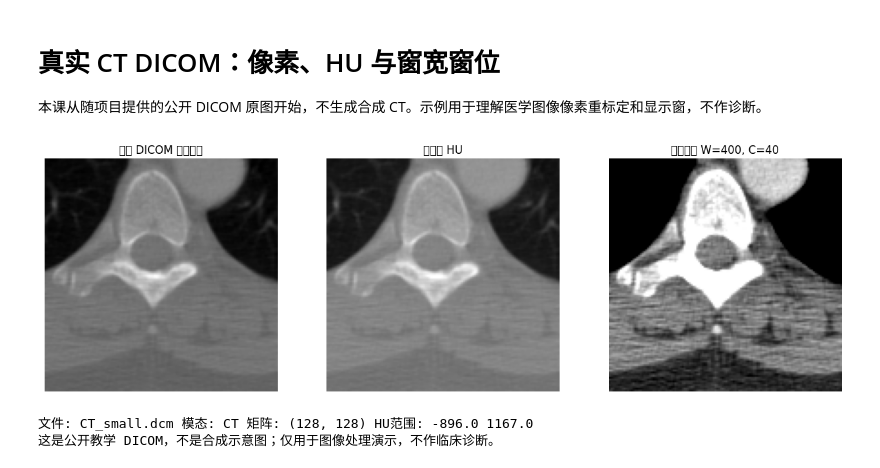
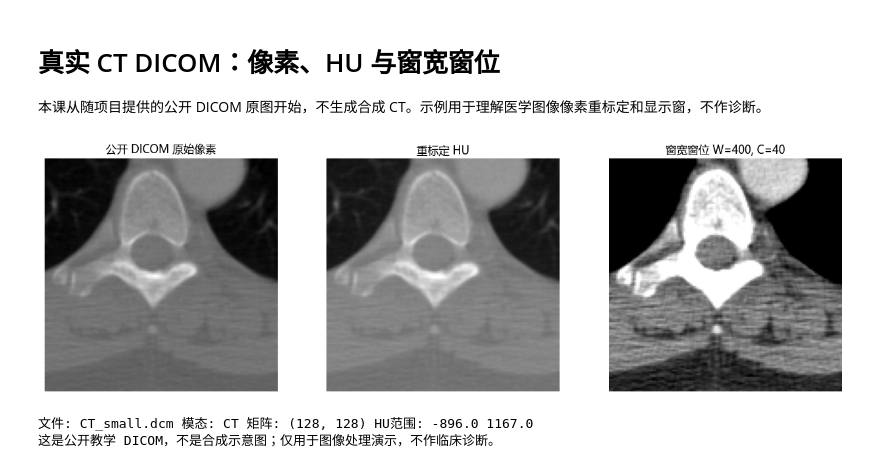
Before and after one commit to XuelinHu/cv-beginner-course, a Jupyter notebook: notebooks/14_ct_preprocessing.ipynb, the cells around one changed output. Drawn from its saved outputs; the diff is of its cells as text; code cells hidden in the pictures.

```diff
--- a/notebooks/14_ct_preprocessing.ipynb
+++ b/notebooks/14_ct_preprocessing.ipynb
@@ -5,18 +5,22 @@
 # %%
 from pathlib import Path
 import numpy as np, matplotlib.pyplot as plt, pydicom
 ROOT = next(p for p in [Path.cwd(), *Path.cwd().parents] if (p / "courses/industrial-vision-lab/data/public/medical/CT_small.dcm").exists())
+import sys
+if str(ROOT) not in sys.path: sys.path.insert(0, str(ROOT))
+from course_utils import configure_plot_fonts
+configure_plot_fonts()
 path = ROOT / "courses/industrial-vision-lab/data/public/medical/CT_small.dcm"
 ds = pydicom.dcmread(path); stored = ds.pixel_array.astype(np.float32)
 hu = stored * float(getattr(ds, "RescaleSlope", 1)) + float(getattr(ds, "RescaleIntercept", 0))
 center, width = 40, 400
 window = np.clip((hu-(center-width/2))/width, 0, 1)
 fig, axs = plt.subplots(1, 3, figsize=(13, 4)); axs[0].imshow(stored, cmap="gray"); axs[0].set_title("公开 DICOM 原始像素"); axs[1].imshow(hu, cmap="gray", vmin=-1000, vmax=1000); axs[1].set_title("重标定 HU"); axs[2].imshow(window, cmap="gray", vmin=0, vmax=1); axs[2].set_title(f"窗宽窗位 W={width}, C={center}");
 for ax in axs: ax.axis("off")
 plt.tight_layout(); plt.show()
 print("文件:", path.name, "模态:", ds.Modality, "矩阵:", hu.shape, "HU范围:", float(hu.min()), float(hu.max()))
 print("这是公开教学 DICOM，不是合成示意图；仅用于图像处理演示，不作临床诊断。")
 # %% [output]
-[figure, old version]
+[figure, new version]
 文件: CT_small.dcm 模态: CT 矩阵: (128, 128) HU范围: -896.0 1167.0
 这是公开教学 DICOM，不是合成示意图；仅用于图像处理演示，不作临床诊断。
```
Also changed, not shown: 3 other files.
